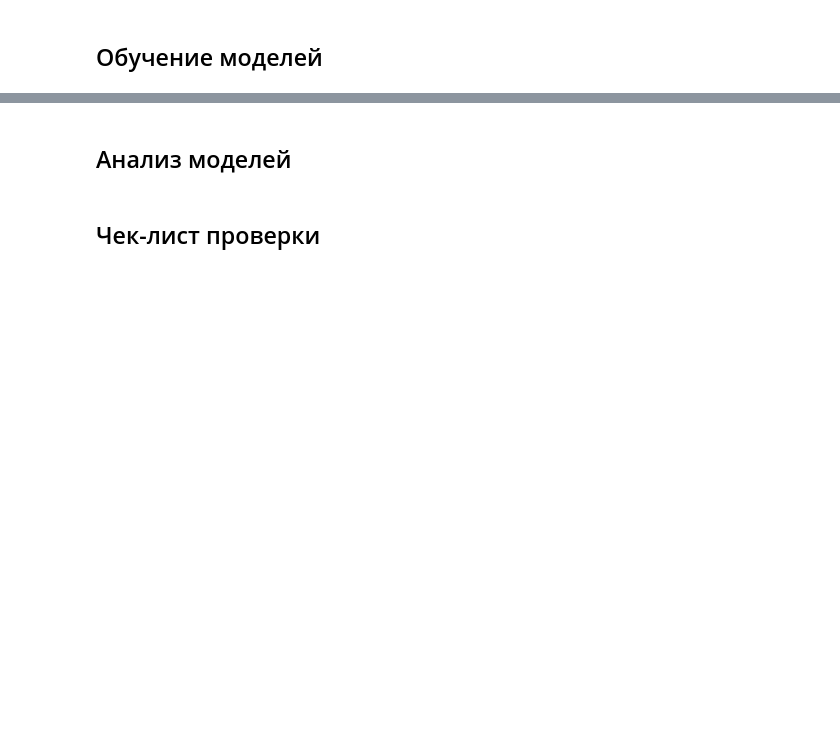
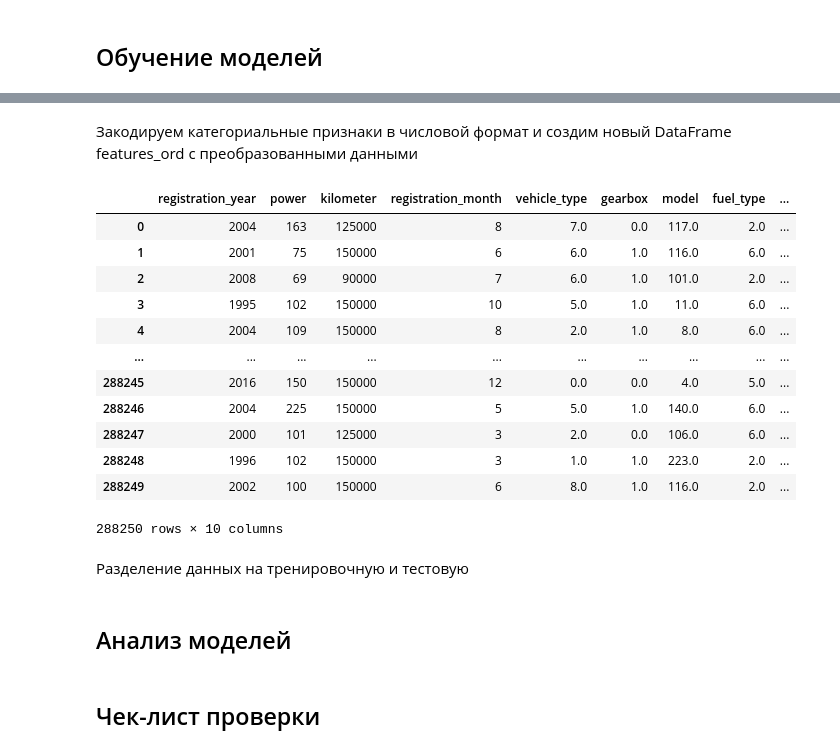
Before and after one commit to butuzovzeleboba/Determining-the-cost-of-cars, a Jupyter notebook: Determining the cost of cars.ipynb, the cells around one changed output, grey strips where cells are left out. Saved outputs shown, nothing was run; the diff lists cells and outputs as text; code cells hidden in the pictures; blank space fills up the shorter version.

```diff
--- a/Determining the cost of cars.ipynb
+++ b/Determining the cost of cars.ipynb
@@ -863,0 +914,3 @@ for col in num_columns:
+# %%
+features=data_find.drop(['price'], axis=1)
+target=data_find['price']
@@ -863,0 +944,24 @@ for col in num_columns:
+# %% [markdown]
+Закодируем категориальные признаки в числовой формат и создим новый DataFrame features_ord с преобразованными данными
+# %%
+encoder=OrdinalEncoder()
+encoder.fit(features[str_columns_ml])
+features_ord=features.copy()
+features_ord[str_columns_ml]= pd.DataFrame(encoder.transform(features[str_columns_ml]), columns = features[str_columns_ml].columns)
+features_ord
+# %% [output]
+|  | registration_year | power | kilometer | registration_month | vehicle_type | gearbox | model | fuel_type | ... |
+| 0 | 2004 | 163 | 125000 | 8 | 7.0 | 0.0 | 117.0 | 2.0 | ... |
+| 1 | 2001 | 75 | 150000 | 6 | 6.0 | 1.0 | 116.0 | 6.0 | ... |
+| 2 | 2008 | 69 | 90000 | 7 | 6.0 | 1.0 | 101.0 | 2.0 | ... |
+| 3 | 1995 | 102 | 150000 | 10 | 5.0 | 1.0 | 11.0 | 6.0 | ... |
+| 4 | 2004 | 109 | 150000 | 8 | 2.0 | 1.0 | 8.0 | 6.0 | ... |
+| ... | ... | ... | ... | ... | ... | ... | ... | ... | ... |
+| 288245 | 2016 | 150 | 150000 | 12 | 0.0 | 0.0 | 4.0 | 5.0 | ... |
+| 288246 | 2004 | 225 | 150000 | 5 | 5.0 | 1.0 | 140.0 | 6.0 | ... |
+| 288247 | 2000 | 101 | 125000 | 3 | 2.0 | 0.0 | 106.0 | 6.0 | ... |
+| 288248 | 1996 | 102 | 150000 | 3 | 1.0 | 1.0 | 223.0 | 2.0 | ... |
+| 288249 | 2002 | 100 | 150000 | 6 | 8.0 | 1.0 | 116.0 | 2.0 | ... |
+288250 rows × 10 columns
+# %% [markdown]
+Разделение данных на тренировочную и тестовую
```
Also changed, not shown: parts of 26 cells of this notebook.
